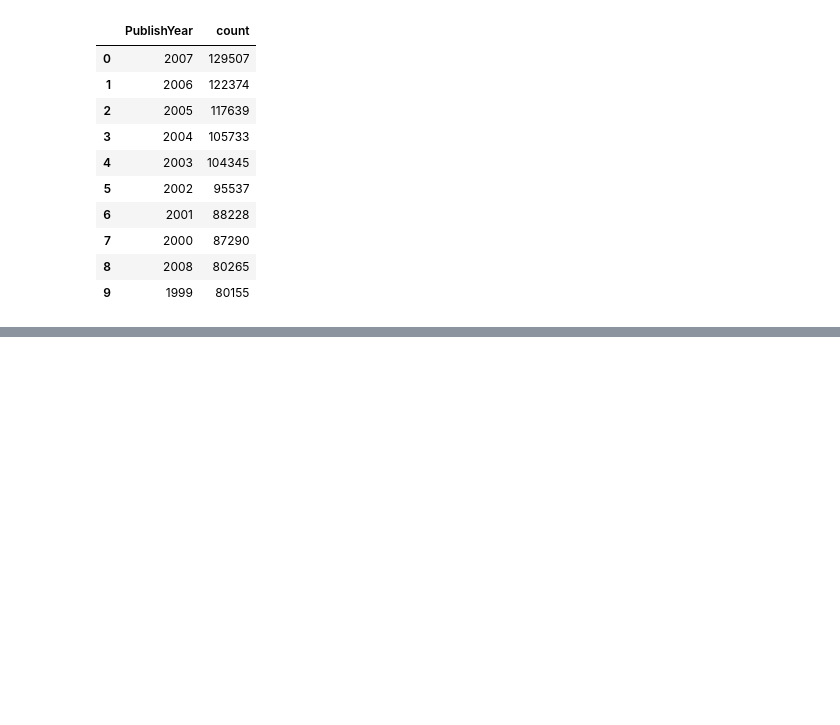
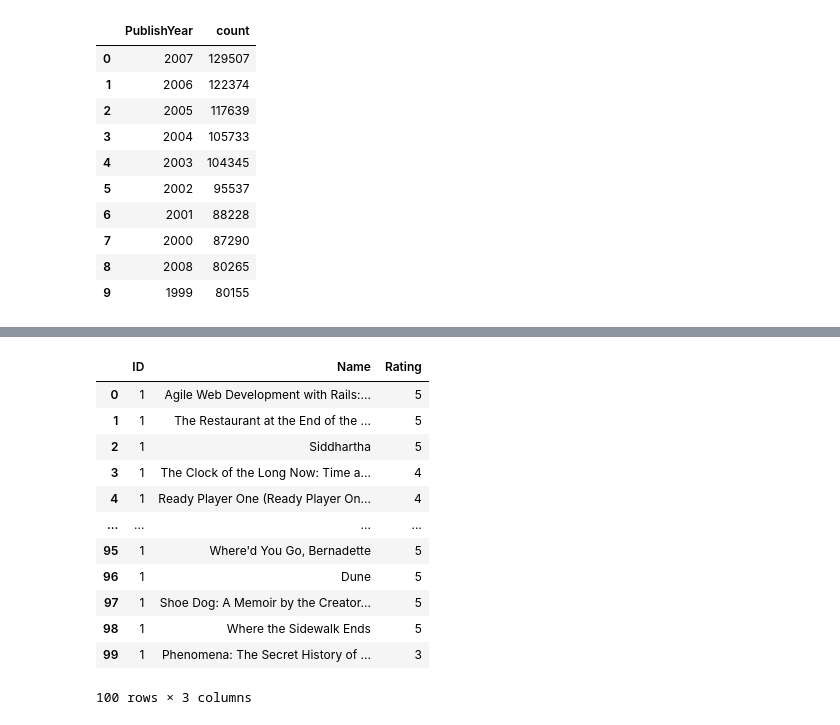
Before and after one commit to daniliambo/big-data, a Jupyter notebook: hw2/spark.ipynb, the cells around one changed output, grey strips where cells are left out. Saved outputs shown, nothing was run; the diff lists cells and outputs as text; code cells hidden in the pictures; blank space fills up the shorter version.

```diff
--- a/hw2/spark.ipynb
+++ b/hw2/spark.ipynb
@@ -206,0 +252,26 @@ df.filter(col("RatingDistTotal") > 50) \
+# %%
+d = {"did not like it": 1,
+    "really liked it" : 4,
+    "liked it" : 3,
+    "it was ok" : 2,
+    "it was amazing" : 5,
+    "This user doesn't have any rating" : 0}
+
+f_udf = udf(lambda x: d[x])
+
+df = df.withColumn("Rating", f_udf(col("Rating")).cast("int"))
+df.limit(100).toPandas()
+# %% [output]
+|  | ID | Name | Rating |
+| 0 | 1 | Agile Web Development with Rails:... | 5 |
+| 1 | 1 | The Restaurant at the End of the ... | 5 |
+| 2 | 1 | Siddhartha | 5 |
+| 3 | 1 | The Clock of the Long Now: Time a... | 4 |
+| 4 | 1 | Ready Player One (Ready Player On... | 4 |
+| ... | ... | ... | ... |
+| 95 | 1 | Where'd You Go, Bernadette | 5 |
+| 96 | 1 | Dune | 5 |
+| 97 | 1 | Shoe Dog: A Memoir by the Creator... | 5 |
+| 98 | 1 | Where the Sidewalk Ends | 5 |
+| 99 | 1 | Phenomena: The Secret History of ... | 3 |
+100 rows × 3 columns
```
Also changed, not shown: parts of 14 cells of this notebook.
